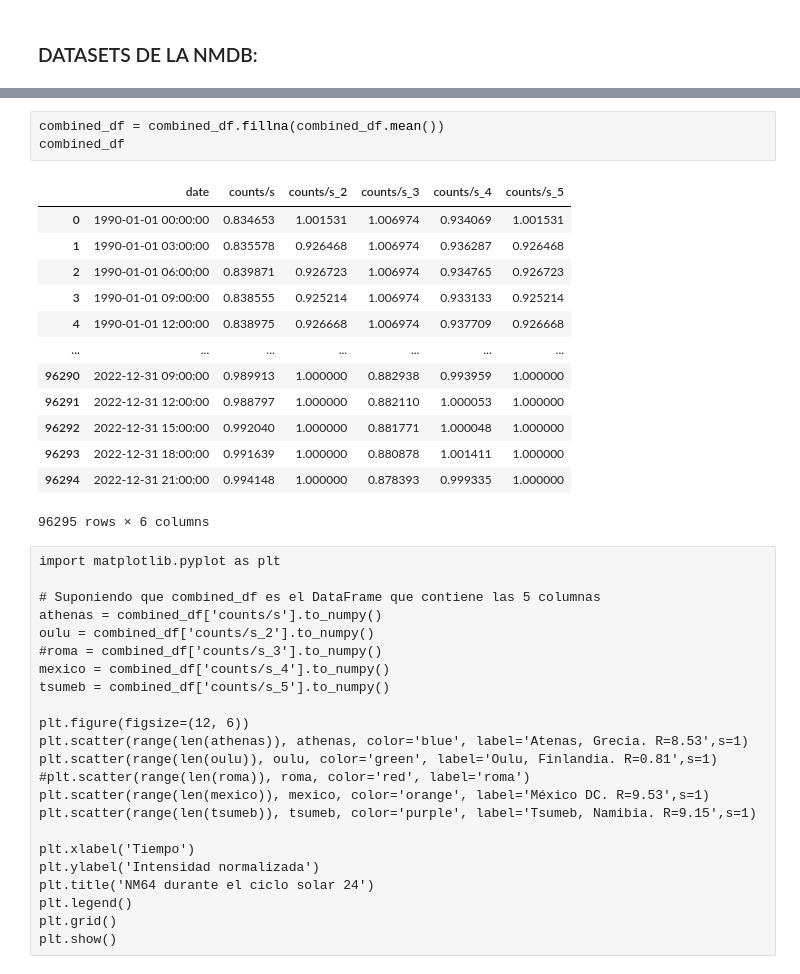
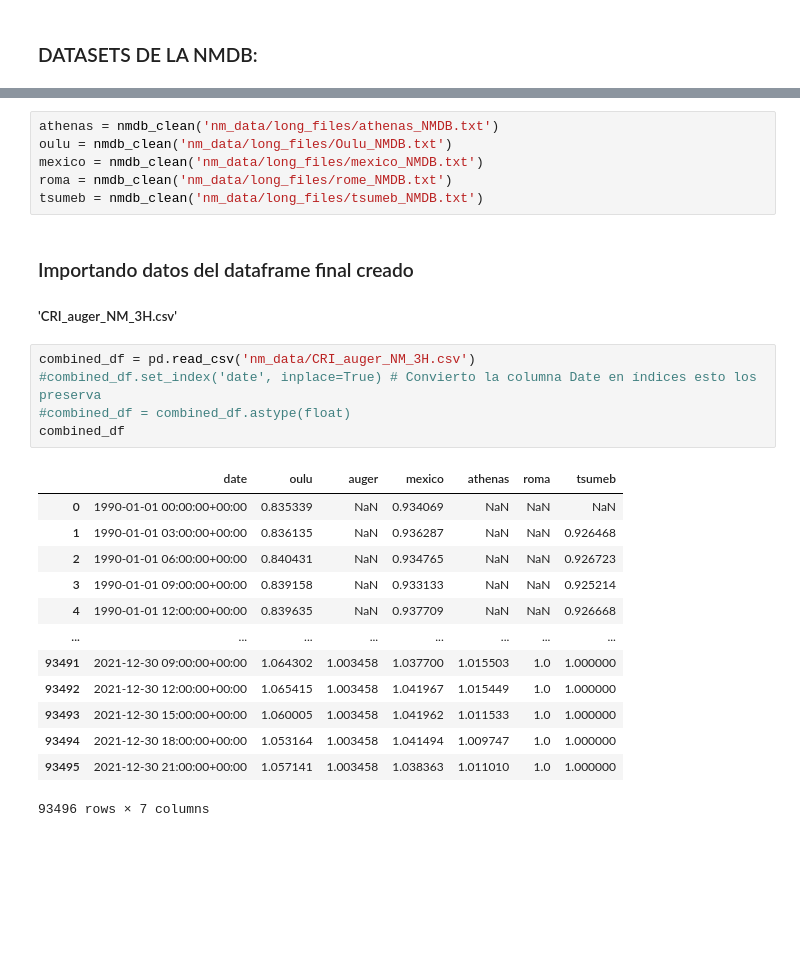
Before and after one commit to jennifergc/scaler_for_solar_analysis, a Jupyter notebook: 03_Neutron_Monitor_Comparison.ipynb, the cells around one changed output, grey strips where cells are left out. Cells and saved outputs as stored; diff of their text form; blank space fills up the shorter version.

```diff
--- a/03_Neutron_Monitor_Comparison.ipynb
+++ b/03_Neutron_Monitor_Comparison.ipynb
@@ -132,40 +58,28 @@ combined_df
-# %%
-combined_df = combined_df.fillna(combined_df.mean())
-combined_df
-# %% [output]
-|  | date | counts/s | counts/s_2 | counts/s_3 | counts/s_4 | counts/s_5 |
-| 0 | 1990-01-01 00:00:00 | 0.834653 | 1.001531 | 1.006974 | 0.934069 | 1.001531 |
-| 1 | 1990-01-01 03:00:00 | 0.835578 | 0.926468 | 1.006974 | 0.936287 | 0.926468 |
-| 2 | 1990-01-01 06:00:00 | 0.839871 | 0.926723 | 1.006974 | 0.934765 | 0.926723 |
-| 3 | 1990-01-01 09:00:00 | 0.838555 | 0.925214 | 1.006974 | 0.933133 | 0.925214 |
-| 4 | 1990-01-01 12:00:00 | 0.838975 | 0.926668 | 1.006974 | 0.937709 | 0.926668 |
-| ... | ... | ... | ... | ... | ... | ... |
-| 96290 | 2022-12-31 09:00:00 | 0.989913 | 1.000000 | 0.882938 | 0.993959 | 1.000000 |
-| 96291 | 2022-12-31 12:00:00 | 0.988797 | 1.000000 | 0.882110 | 1.000053 | 1.000000 |
-| 96292 | 2022-12-31 15:00:00 | 0.992040 | 1.000000 | 0.881771 | 1.000048 | 1.000000 |
-| 96293 | 2022-12-31 18:00:00 | 0.991639 | 1.000000 | 0.880878 | 1.001411 | 1.000000 |
-| 96294 | 2022-12-31 21:00:00 | 0.994148 | 1.000000 | 0.878393 | 0.999335 | 1.000000 |
-96295 rows × 6 columns
-# %% [raw]
-import matplotlib.pyplot as plt
-
-# Suponiendo que combined_df es el DataFrame que contiene las 5 columnas
-athenas = combined_df['counts/s'].to_numpy()
-oulu = combined_df['counts/s_2'].to_numpy()
-#roma = combined_df['counts/s_3'].to_numpy()
-mexico = combined_df['counts/s_4'].to_numpy()
-tsumeb = combined_df['counts/s_5'].to_numpy()
-
-plt.figure(figsize=(12, 6))
-plt.scatter(range(len(athenas)), athenas, color='blue', label='Atenas, Grecia. R=8.53',s=1)
-plt.scatter(range(len(oulu)), oulu, color='green', label='Oulu, Finlandia. R=0.81',s=1)
-#plt.scatter(range(len(roma)), roma, color='red', label='roma')
-plt.scatter(range(len(mexico)), mexico, color='orange', label='México DC. R=9.53',s=1)
-plt.scatter(range(len(tsumeb)), tsumeb, color='purple', label='Tsumeb, Namibia. R=9.15',s=1)
-
-plt.xlabel('Tiempo')
-plt.ylabel('Intensidad normalizada')
-plt.title('NM64 durante el ciclo solar 24')
-plt.legend()
-plt.grid()
-plt.show()
+# %%
+athenas = nmdb_clean('nm_data/long_files/athenas_NMDB.txt')
+oulu = nmdb_clean('nm_data/long_files/Oulu_NMDB.txt')
+mexico = nmdb_clean('nm_data/long_files/mexico_NMDB.txt')
+roma = nmdb_clean('nm_data/long_files/rome_NMDB.txt')
+tsumeb = nmdb_clean('nm_data/long_files/tsumeb_NMDB.txt')
+# %% [markdown]
+### Importando datos del dataframe final creado
+##### 'CRI_auger_NM_3H.csv'
+# %%
+combined_df = pd.read_csv('nm_data/CRI_auger_NM_3H.csv')
+#combined_df.set_index('date', inplace=True) # Convierto la columna Date en índices esto los preserva
+#combined_df = combined_df.astype(float)
+combined_df
+# %% [output]
+|  | date | oulu | auger | mexico | athenas | roma | tsumeb |
+| 0 | 1990-01-01 00:00:00+00:00 | 0.835339 | NaN | 0.934069 | NaN | NaN | NaN |
+| 1 | 1990-01-01 03:00:00+00:00 | 0.836135 | NaN | 0.936287 | NaN | NaN | 0.926468 |
+| 2 | 1990-01-01 06:00:00+00:00 | 0.840431 | NaN | 0.934765 | NaN | NaN | 0.926723 |
+| 3 | 1990-01-01 09:00:00+00:00 | 0.839158 | NaN | 0.933133 | NaN | NaN | 0.925214 |
+| 4 | 1990-01-01 12:00:00+00:00 | 0.839635 | NaN | 0.937709 | NaN | NaN | 0.926668 |
+| ... | ... | ... | ... | ... | ... | ... | ... |
+| 93491 | 2021-12-30 09:00:00+00:00 | 1.064302 | 1.003458 | 1.037700 | 1.015503 | 1.0 | 1.000000 |
+| 93492 | 2021-12-30 12:00:00+00:00 | 1.065415 | 1.003458 | 1.041967 | 1.015449 | 1.0 | 1.000000 |
+| 93493 | 2021-12-30 15:00:00+00:00 | 1.060005 | 1.003458 | 1.041962 | 1.011533 | 1.0 | 1.000000 |
+| 93494 | 2021-12-30 18:00:00+00:00 | 1.053164 | 1.003458 | 1.041494 | 1.009747 | 1.0 | 1.000000 |
+| 93495 | 2021-12-30 21:00:00+00:00 | 1.057141 | 1.003458 | 1.038363 | 1.011010 | 1.0 | 1.000000 |
+93496 rows × 7 columns
```
Also changed, not shown: parts of 25 cells of this notebook, 15 other files.
